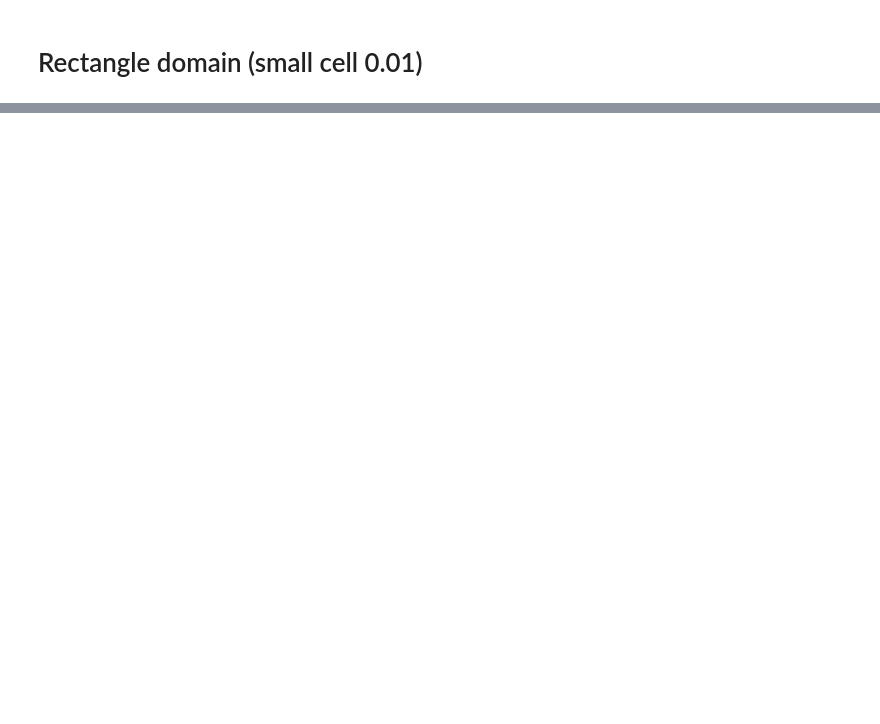
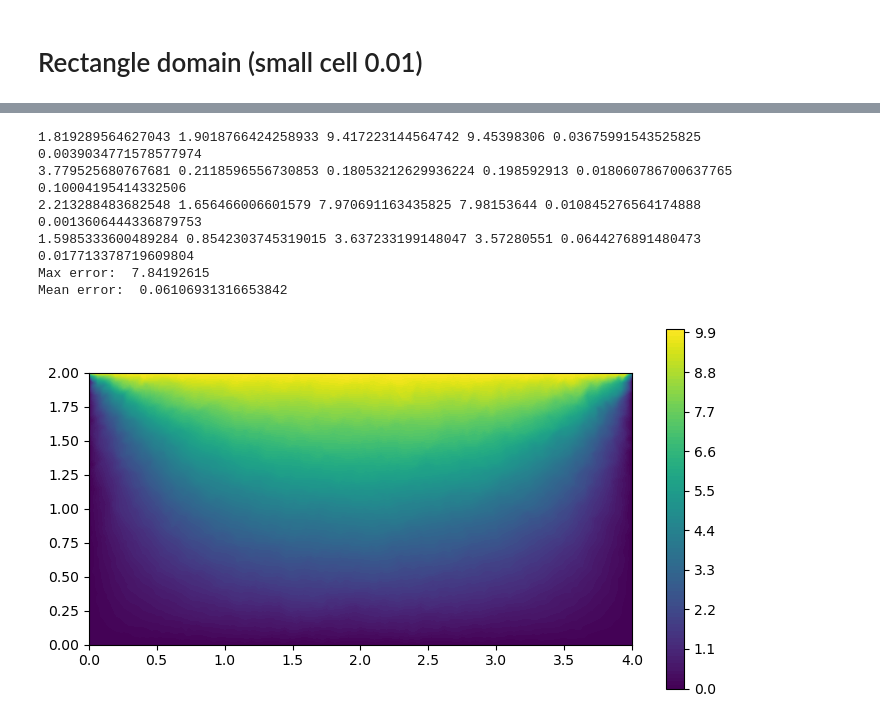
Before and after one commit to sanonesan/2d_Laplace_eq_FEM, a Jupyter notebook: laplace_eq_domain_2_rectangle_dirichlet_only.ipynb, the cells around one changed output, grey strips where cells are left out. Drawn from its saved outputs; the diff is of its cells as text; code cells hidden in the pictures; blank space fills up the shorter version.

```diff
--- a/laplace_eq_domain_2_rectangle_dirichlet_only.ipynb
+++ b/laplace_eq_domain_2_rectangle_dirichlet_only.ipynb
@@ -245,0 +221,64 @@ Mean error:  0.06251372571705428
+# %%
+domain_name = "rect_dirichlet_only_0001"
+
+df_x_y = pd.read_csv("./domains/domain_2/mesh0001/mesh_nodes.csv")
+df_z = pd.read_csv("./output/domain_2_extra/mesh0001/Test_domain_2_rectangle_dirichlet_only_0001_solution.csv")
+df_elements = pd.read_csv("./domains/domain_2/mesh0001/mesh_polygons.csv")
+for element in df_elements.values:
+    element -= 1;
+
+
+k = 1000
+z_exact = exact_solution(df_x_y["x"].values[k], df_x_y["y"].values[k])
+print(df_x_y["x"].values[k], df_x_y["y"].values[k], z_exact, df_z["sol"].values[k], np.fabs(z_exact - df_z["sol"].values[k]), np.fabs(z_exact - df_z["sol"].values[k]) / z_exact)
+
+k = 2000
+z_exact = exact_solution(df_x_y["x"].values[k], df_x_y["y"].values[k])
+print(df_x_y["x"].values[k], df_x_y["y"].values[k], z_exact, df_z["sol"].values[k], np.fabs(z_exact - df_z["sol"].values[k]), np.fabs(z_exact - df_z["sol"].values[k]) / z_exact)
+
+k = 3000
+z_exact = exact_solution(df_x_y["x"].values[k], df_x_y["y"].values[k])
+print(df_x_y["x"].values[k], df_x_y["y"].values[k], z_exact, df_z["sol"].values[k], np.fabs(z_exact - df_z["sol"].values[k]), np.fabs(z_exact - df_z["sol"].values[k]) / z_exact)
+
+k = 4000
+z_exact = exact_solution(df_x_y["x"].values[k], df_x_y["y"].values[k])
+print(df_x_y["x"].values[k], df_x_y["y"].values[k], z_exact, df_z["sol"].values[k], np.fabs(z_exact - df_z["sol"].values[k]), np.fabs(z_exact - df_z["sol"].values[k]) / z_exact)
+
+
+print_max_error(df_x_y["x"].values, df_x_y["y"].values, df_z["sol"].values)
+print_mean_error(df_x_y["x"].values, df_x_y["y"].values, df_z["sol"].values)
+
+plt.rcParams["figure.figsize"] = [7.5, 4]
+plt.rcParams["figure.autolayout"] = True
+
+# plot_fem_mesh(df_x_y["x"].values, df_x_y["y"].values, df_elements.values)
+# plt.xlim(0, 4)
+# plt.ylim(0, 2)
+# plt.axis('off')
+# plt.savefig(export_path + domain_name + "_net.pdf", transparent=True)
+
+plt.show()
+plt.close()
+
+
+plt.rcParams["figure.figsize"] = [7.5, 4]
+plt.rcParams["figure.autolayout"] = True
+
+triangulation = tri.Triangulation(df_x_y["x"].values, df_x_y["y"].values, triangles=df_elements.values)
+plt.tricontourf(triangulation, df_z["sol"].values, levels = 100)
+
+#plot_fem_mesh(df_x_y["x"].values, df_x_y["y"].values, df_elements.values)
+
+plt.axis("image")
+plt.colorbar()
+plt.savefig(export_path + domain_name + ".png", dpi = 300, transparent=True)
+#plt.Axes.set_aspect('equal', adjustable='box', anchor='C')
+plt.show()
+# %% [output]
+1.819289564627043 1.9018766424258933 9.417223144564742 9.45398306 0.03675991543525825 0.0039034771578577974
+3.779525680767681 0.2118596556730853 0.18053212629936224 0.198592913 0.018060786700637765 0.10004195414332506
+2.213288483682548 1.656466006601579 7.970691163435825 7.98153644 0.010845276564174888 0.0013606444336879753
+1.5985333600489284 0.8542303745319015 3.637233199148047 3.57280551 0.0644276891480473 0.017713378719609804
+Max error:  7.84192615
+Mean error:  0.06106931316653842
+[figure, added]
```
Also changed, not shown: parts of 4 cells of this notebook, 22 other files.
